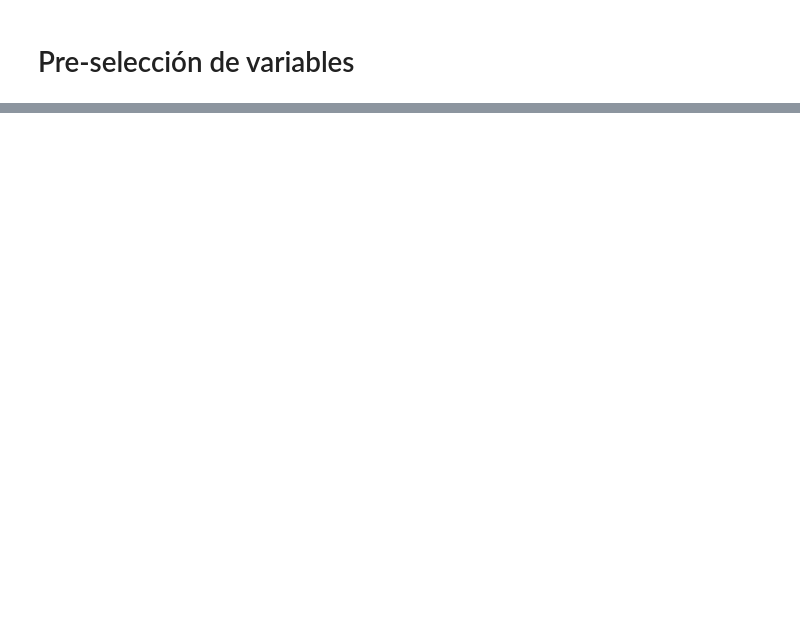
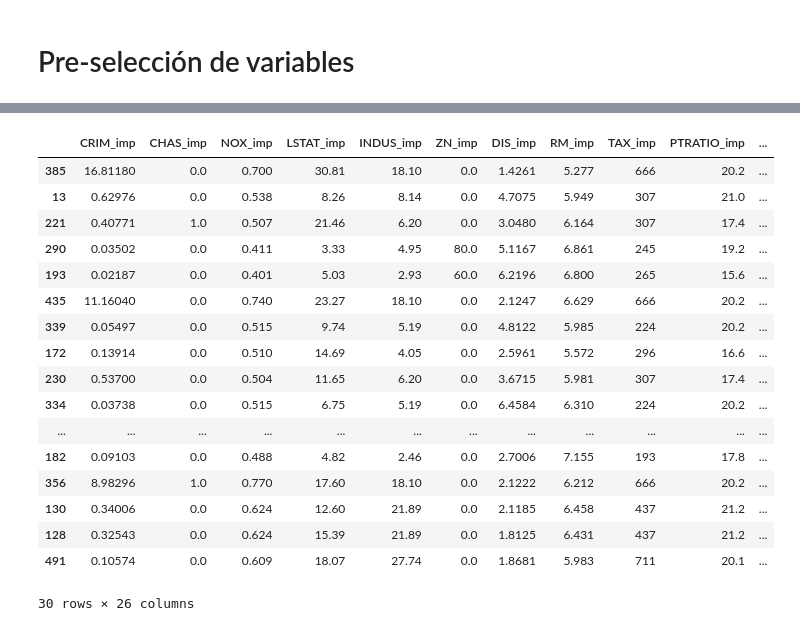
Before and after one commit to CristianVeloz0501/DMC, a Jupyter notebook: Housing_1.ipynb, the cells around one changed output, grey strips where cells are left out. Cells and saved outputs as stored; diff of their text form; code cells hidden in the pictures; blank space fills up the shorter version.

```diff
--- a/Housing_1.ipynb
+++ b/Housing_1.ipynb
@@ -462,0 +598,27 @@ pdResume
+# %%
+all_features = X_train.columns.tolist()
+# %%
+# Trataiento de missings
+
+X_train[[x + '_imp' for x in all_features]] = X_train[all_features].fillna(X_train[all_features].median())
+# %%
+X_train[[x + '_imp' for x in all_features]].head(30)
+# %% [output]
+|  | CRIM_imp | CHAS_imp | NOX_imp | LSTAT_imp | INDUS_imp | ZN_imp | DIS_imp | RM_imp | TAX_imp | PTRATIO_imp | ... |
+| 385 | 16.81180 | 0.0 | 0.700 | 30.81 | 18.10 | 0.0 | 1.4261 | 5.277 | 666 | 20.2 | ... |
+| 13 | 0.62976 | 0.0 | 0.538 | 8.26 | 8.14 | 0.0 | 4.7075 | 5.949 | 307 | 21.0 | ... |
+| 221 | 0.40771 | 1.0 | 0.507 | 21.46 | 6.20 | 0.0 | 3.0480 | 6.164 | 307 | 17.4 | ... |
+| 290 | 0.03502 | 0.0 | 0.411 | 3.33 | 4.95 | 80.0 | 5.1167 | 6.861 | 245 | 19.2 | ... |
+| 193 | 0.02187 | 0.0 | 0.401 | 5.03 | 2.93 | 60.0 | 6.2196 | 6.800 | 265 | 15.6 | ... |
+| 435 | 11.16040 | 0.0 | 0.740 | 23.27 | 18.10 | 0.0 | 2.1247 | 6.629 | 666 | 20.2 | ... |
+| 339 | 0.05497 | 0.0 | 0.515 | 9.74 | 5.19 | 0.0 | 4.8122 | 5.985 | 224 | 20.2 | ... |
+| 172 | 0.13914 | 0.0 | 0.510 | 14.69 | 4.05 | 0.0 | 2.5961 | 5.572 | 296 | 16.6 | ... |
+| 230 | 0.53700 | 0.0 | 0.504 | 11.65 | 6.20 | 0.0 | 3.6715 | 5.981 | 307 | 17.4 | ... |
+| 334 | 0.03738 | 0.0 | 0.515 | 6.75 | 5.19 | 0.0 | 6.4584 | 6.310 | 224 | 20.2 | ... |
+| ... | ... | ... | ... | ... | ... | ... | ... | ... | ... | ... | ... |
+| 182 | 0.09103 | 0.0 | 0.488 | 4.82 | 2.46 | 0.0 | 2.7006 | 7.155 | 193 | 17.8 | ... |
+| 356 | 8.98296 | 1.0 | 0.770 | 17.60 | 18.10 | 0.0 | 2.1222 | 6.212 | 666 | 20.2 | ... |
+| 130 | 0.34006 | 0.0 | 0.624 | 12.60 | 21.89 | 0.0 | 2.1185 | 6.458 | 437 | 21.2 | ... |
+| 128 | 0.32543 | 0.0 | 0.624 | 15.39 | 21.89 | 0.0 | 1.8125 | 6.431 | 437 | 21.2 | ... |
+| 491 | 0.10574 | 0.0 | 0.609 | 18.07 | 27.74 | 0.0 | 1.8681 | 5.983 | 711 | 20.1 | ... |
+30 rows × 26 columns
```
Also changed, not shown: parts of 26 cells of this notebook.
